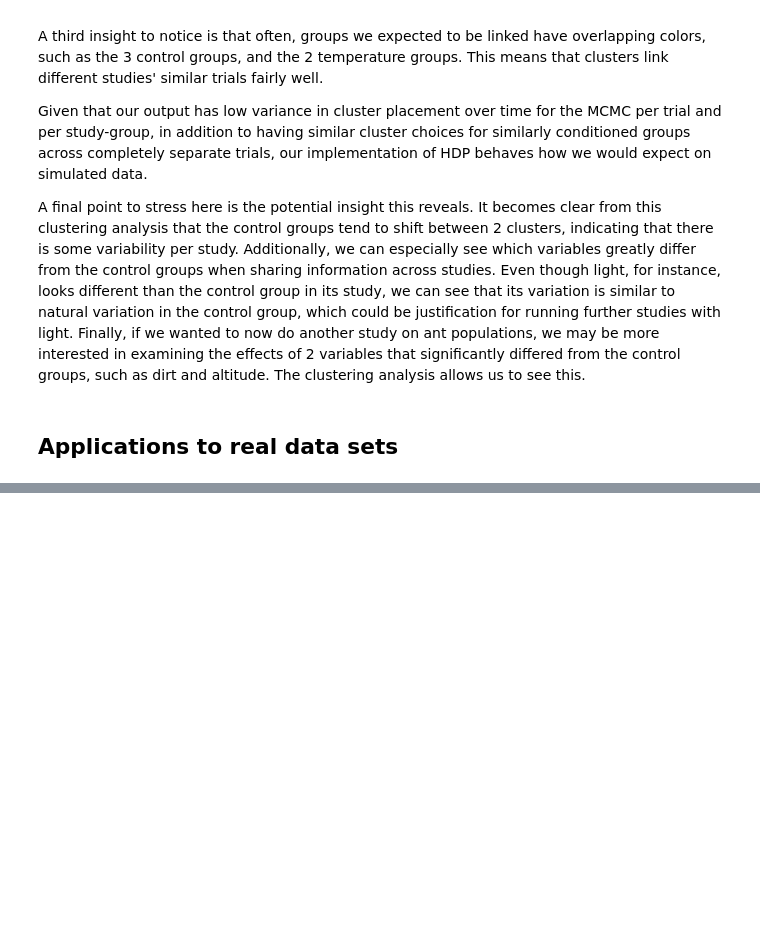
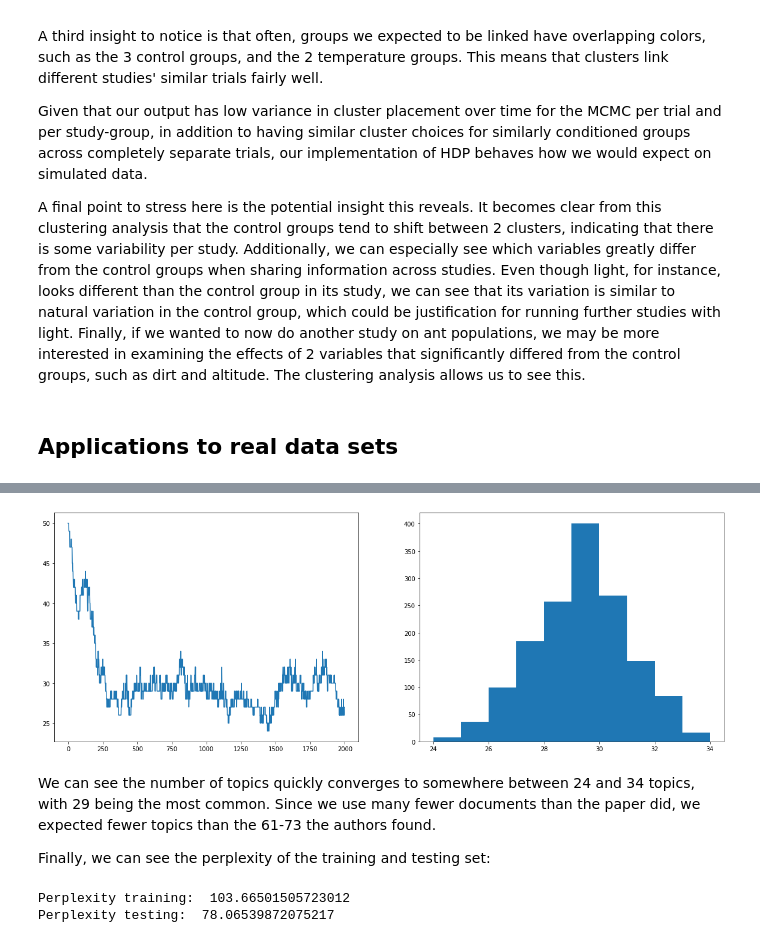
Before and after one commit to quinnfrank/HDP-py, a Jupyter notebook: Paper.ipynb, the cells around one changed output, grey strips where cells are left out. Saved outputs shown, nothing was run; the diff lists cells and outputs as text; code cells hidden in the pictures; blank space fills up the shorter version.

```diff
--- a/Paper.ipynb
+++ b/Paper.ipynb
@@ -427,0 +432,50 @@ We test the model further on 2 document-text datasets,
+# %%
+burn_in = 500
+
+clusters_per_sim = np.zeros(2000)
+for i in range(2000):
+    clusters_per_sim[i] = len(np.unique(test100.direct_samples[i,:]))
+
+fig, axn = plt.subplots(1, 2, figsize=(20,7))
+images = []
+images.append(axn[0].plot(np.arange(2000), clusters_per_sim))
+images.append(axn[1].hist(clusters_per_sim[burn_in:]))
+# %% [output]
+[figure, added]
+# %% [markdown]
+We can see the number of topics quickly converges to somewhere between 24 and 34 topics, with 29 being the most common. Since we use many fewer documents than the paper did, we expected fewer topics than the 61-73 the authors found.
+
+Finally, we can see the perplexity of the training and testing set:
+# %%
+def topic_given_document(doc, Kmax=50, prior=0.5, burn_in=500):
+    subsets = test100.direct_samples[burn_in:,j_train==doc].flatten()
+    posterior = prior*np.ones(Kmax)
+    for i in range(Kmax):
+        posterior[i] = posterior[i] + len(subsets[subsets==i])
+    return(posterior/posterior.sum())
+
+p_t_given_d = np.apply_along_axis(topic_given_document, 1, np.unique(j_train).reshape(-1,1))
+
+def word_given_topic(topic, vocab=vocab_size, prior=0.5, burn_in=500):
+    postburn = test100.direct_samples[burn_in:,]
+    subsets = postburn[np.where(postburn==topic)]
+    posterior = prior*np.ones(vocab)
+    for i in range(vocab):
+        posterior[i] = posterior[i] + len(subsets[subsets==i])
+    return(posterior/posterior.sum())
+
+p_w_given_t = np.apply_along_axis(word_given_topic, 1, np.arange(50).reshape(-1,1))
+
+p_w_given_d = p_w_given_t.T @ p_t_given_d.T
+
+p_w_train = (X_train @ p_w_given_d).sum(axis=1)
+
+perplexity_train = np.exp(-1/(p_w_train.shape[0])*(sci.log(p_w_train)).sum())
+
+
+p_w_test = (X_test @ p_w_given_d).sum(axis=1)
+perplexity_test = np.exp(-1/(p_w_test.shape[0])*(sci.log(p_w_test)).sum())
+print("Perplexity training: ", perplexity_train, "\nPerplexity testing: ", perplexity_test)
+# %% [output]
+Perplexity training:  103.66501505723012
+Perplexity testing:  78.06539872075217
```
Also changed, not shown: parts of 10 cells of this notebook.
